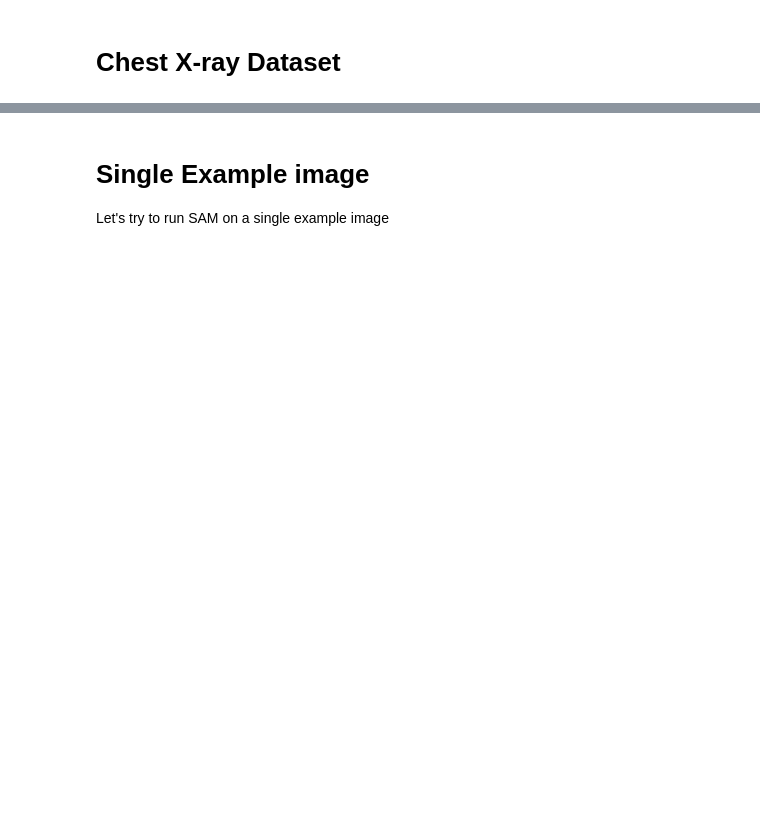
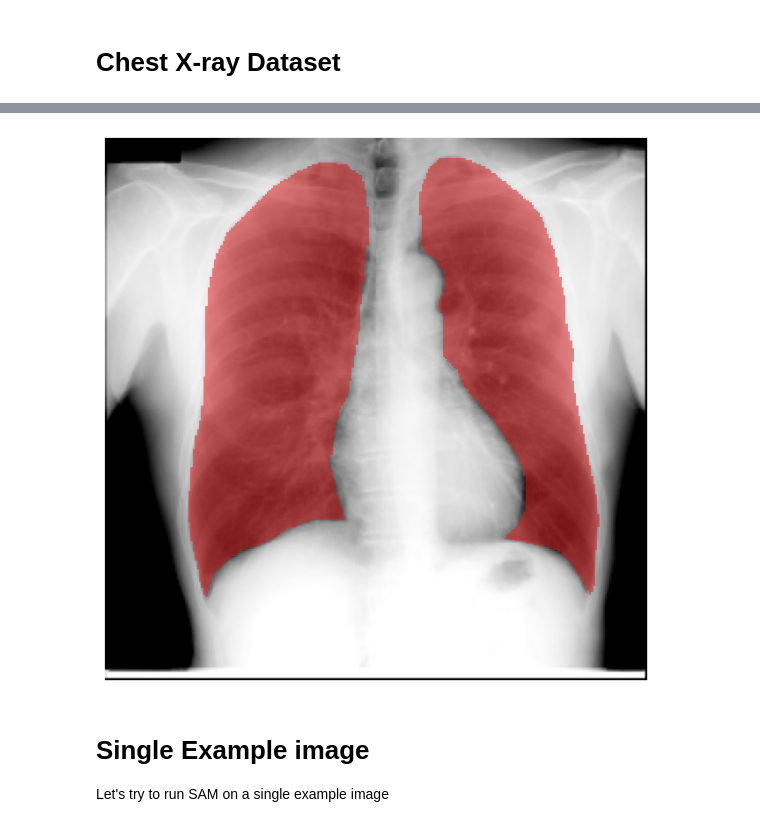
Before and after one commit to JulianBarraganG/SAM, a Jupyter notebook: sam_lung_xrays-1.ipynb, the cells around one changed output, grey strips where cells are left out. Saved outputs shown, nothing was run; the diff lists cells and outputs as text; code cells hidden in the pictures; blank space fills up the shorter version.

```diff
--- a/sam_lung_xrays-1.ipynb
+++ b/sam_lung_xrays-1.ipynb
@@ -191,21 +234,22 @@ x_test, y_test = data_for_sam(x0_test, y0_test)
 # %%
 
 # your data should pass the following asserts
 assert x_train.shape == (112, 256, 256, 3)
 assert y_train.shape == (112, 256, 256)
 assert x_val.shape == (12, 256, 256, 3)
 assert y_val.shape == (12, 256, 256)
 assert x_test.shape == (123, 256, 256, 3)
 assert y_test.shape == (123, 256, 256)
 
 assert x_train.dtype == y_train.dtype == np.uint8
 assert np.min(x_train) == 0
 assert np.max(x_train) == 255
 example_mask = y_train[0].copy()
-example_mask[:] = 0
 # Plot an example
 fig, ax = plot_image_with_segmentation(x_train[0], example_mask)
 plt.show()
+# %% [output]
+[figure, added]
 # %% [markdown]
 # Single Example image
 
```
Also changed, not shown: parts of 35 cells of this notebook, 1 other file.
